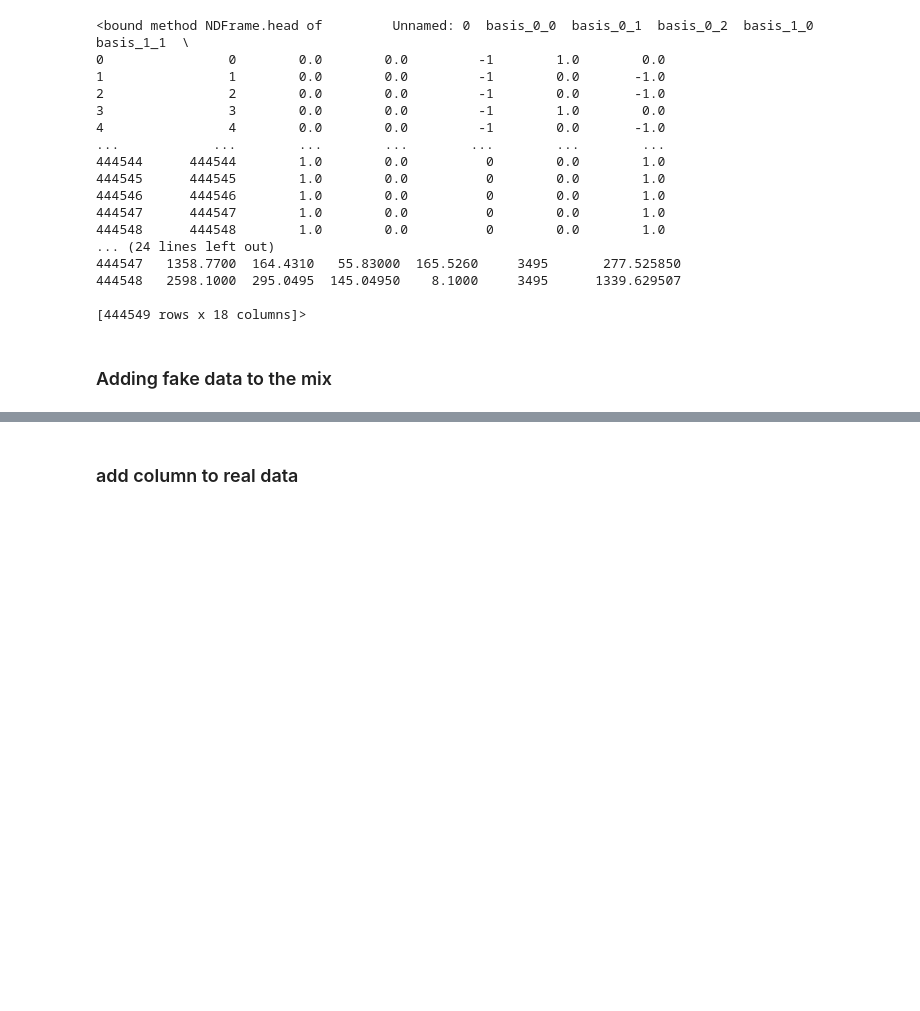
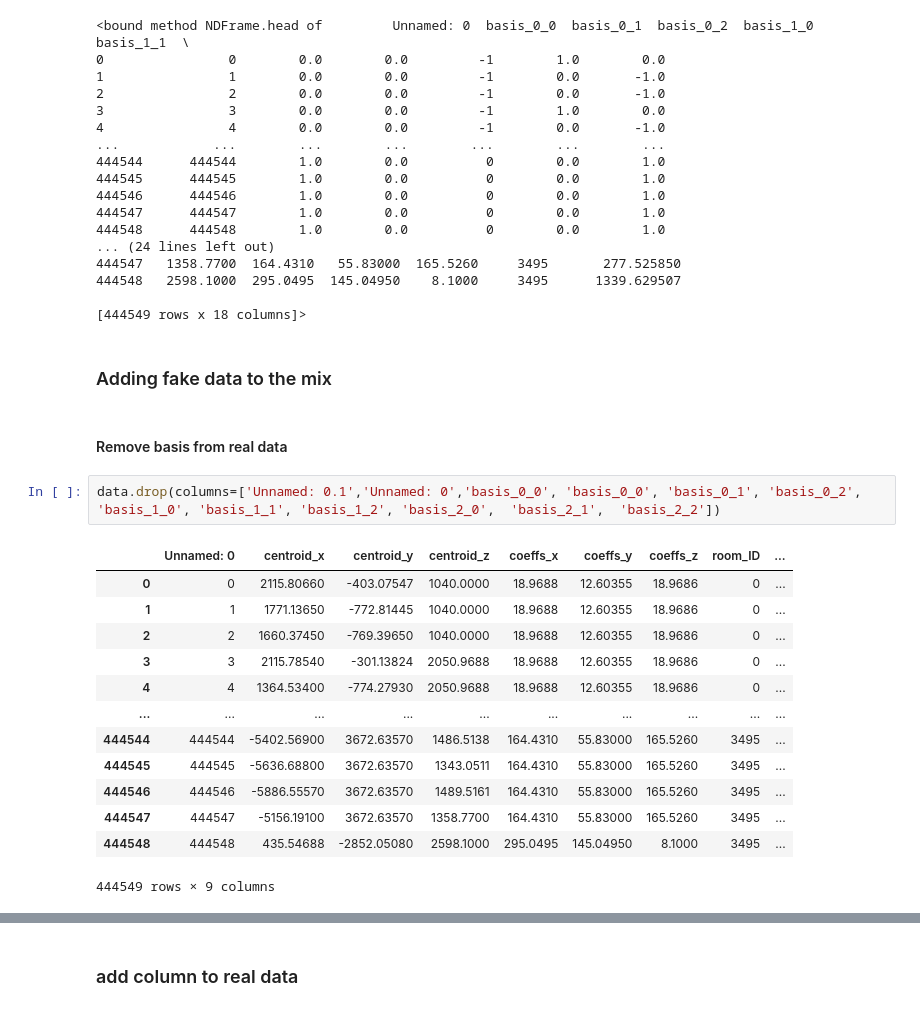
Before and after one commit to swagvillain/cpsc300proj, a Jupyter notebook: src/python/making models.ipynb, the cells around one changed output, grey strips where cells are left out. Drawn from its saved outputs; the diff is of its cells as text; blank space fills up the shorter version.

```diff
--- a/src/python/making models.ipynb
+++ b/src/python/making models.ipynb
@@ -267,5 +250,23 @@ data.to_csv('data_with_dist_to_near1.csv')
 [444549 rows x 18 columns]>
 # %% [markdown]
 ### Adding fake data to the mix
+# %% [markdown]
+#### Remove basis from real data
+# %%
+data.drop(columns=['Unnamed: 0.1','Unnamed: 0','basis_0_0', 'basis_0_0', 'basis_0_1', 'basis_0_2', 'basis_1_0', 'basis_1_1', 'basis_1_2', 'basis_2_0',  'basis_2_1',  'basis_2_2'])
+# %% [output]
+|  | Unnamed: 0 | centroid_x | centroid_y | centroid_z | coeffs_x | coeffs_y | coeffs_z | room_ID | ... |
+| 0 | 0 | 2115.80660 | -403.07547 | 1040.0000 | 18.9688 | 12.60355 | 18.9686 | 0 | ... |
+| 1 | 1 | 1771.13650 | -772.81445 | 1040.0000 | 18.9688 | 12.60355 | 18.9686 | 0 | ... |
+| 2 | 2 | 1660.37450 | -769.39650 | 1040.0000 | 18.9688 | 12.60355 | 18.9686 | 0 | ... |
+| 3 | 3 | 2115.78540 | -301.13824 | 2050.9688 | 18.9688 | 12.60355 | 18.9686 | 0 | ... |
+| 4 | 4 | 1364.53400 | -774.27930 | 2050.9688 | 18.9688 | 12.60355 | 18.9686 | 0 | ... |
+| ... | ... | ... | ... | ... | ... | ... | ... | ... | ... |
+| 444544 | 444544 | -5402.56900 | 3672.63570 | 1486.5138 | 164.4310 | 55.83000 | 165.5260 | 3495 | ... |
+| 444545 | 444545 | -5636.68800 | 3672.63570 | 1343.0511 | 164.4310 | 55.83000 | 165.5260 | 3495 | ... |
+| 444546 | 444546 | -5886.55570 | 3672.63570 | 1489.5161 | 164.4310 | 55.83000 | 165.5260 | 3495 | ... |
+| 444547 | 444547 | -5156.19100 | 3672.63570 | 1358.7700 | 164.4310 | 55.83000 | 165.5260 | 3495 | ... |
+| 444548 | 444548 | 435.54688 | -2852.05080 | 2598.1000 | 295.0495 | 145.04950 | 8.1000 | 3495 | ... |
+444549 rows × 9 columns
 # %%
 # Define the number of rows
```
Also changed, not shown: parts of 10 cells of this notebook, 2 other files.
